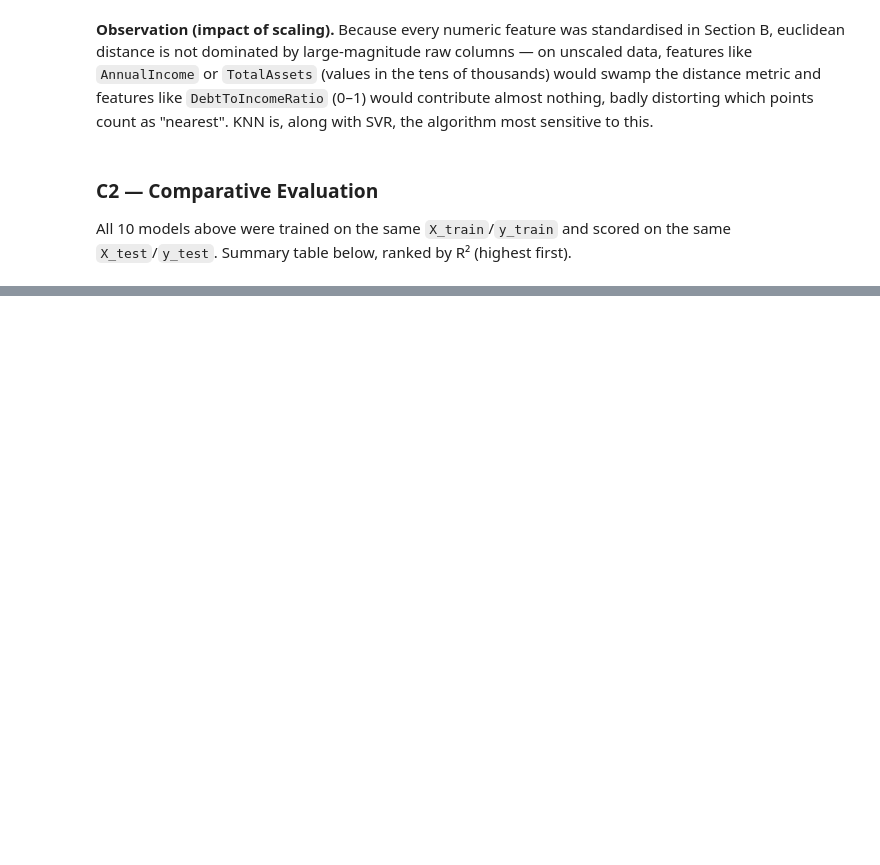
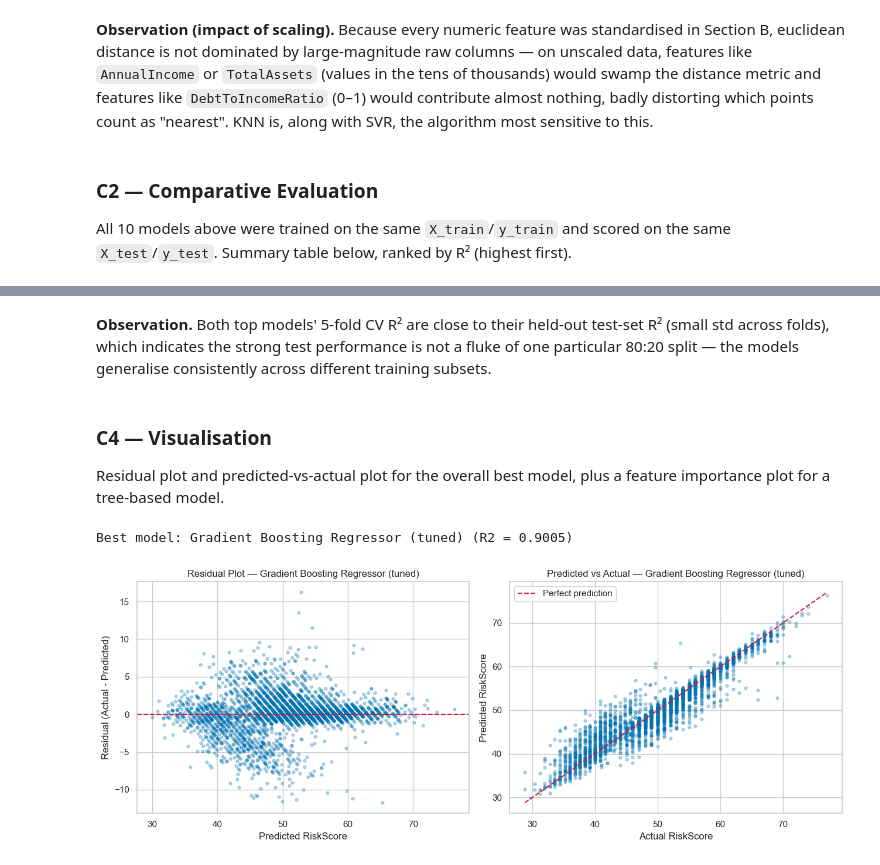
Before and after one commit to Isvarr/capstone_ml, a Jupyter notebook: credit_risk_regression.ipynb, the cells around one changed output, grey strips where cells are left out. Drawn from its saved outputs; the diff is of its cells as text; code cells hidden in the pictures; blank space fills up the shorter version.

```diff
--- a/credit_risk_regression.ipynb
+++ b/credit_risk_regression.ipynb
@@ -772,0 +951,18 @@ All 10 models above were trained on the same `X_train`/`y_train` and scored on t
+# %%
+final_results = {r["Model"].split(" (")[0] if "Polynomial" not in r["Model"] else r["Model"]: r for r in baseline_results}
+# Fold in the polynomial entry under its own key, and overwrite every tuned model's baseline row
+final_results = {}
+for r in baseline_results:
+    key = r["Model"]
+    for base_name in tuned_results:
+        if key.startswith(base_name):
+            key = base_name
+    final_results[key] = r
+for name, r in tuned_results.items():
+    final_results[name] = r
+
+final_df = pd.DataFrame(final_results.values()).sort_values("R2", ascending=False).reset_index(drop=True)
+final_df.index += 1
+final_df.style.format({"R2": "{:.4f}", "RMSE": "{:.3f}", "MAE": "{:.3f}"}).background_gradient(
+    subset=["R2"], cmap="Greens"
+)
@@ -772,0 +1013,36 @@ All 10 models above were trained on the same `X_train`/`y_train` and scored on t
+# %% [markdown]
+**Observation.** Both top models' 5-fold CV R² are close to their held-out test-set R² (small std across folds), which indicates the strong test performance is not a fluke of one particular 80:20 split — the models generalise consistently across different training subsets.
+# %% [markdown]
+### C4 — Visualisation
+
+Residual plot and predicted-vs-actual plot for the overall best model, plus a feature importance plot for a tree-based model.
+# %%
+best_model_name = final_df.iloc[0]["Model"]
+best_model = fitted_models[best_model_name.replace(" (tuned)", "")]
+print(f"Best model: {best_model_name} (R2 = {final_df.iloc[0]['R2']:.4f})")
+
+best_pred = best_model.predict(X_test)
+residuals = y_test - best_pred
+# %% [output]
+Best model: Gradient Boosting Regressor (tuned) (R2 = 0.9005)
+# %%
+fig, axes = plt.subplots(1, 2, figsize=(13, 5))
+
+axes[0].scatter(best_pred, residuals, alpha=0.3, s=12)
+axes[0].axhline(0, color="crimson", linestyle="--", linewidth=1.5)
+axes[0].set_title(f"Residual Plot — {best_model_name}")
+axes[0].set_xlabel("Predicted RiskScore")
+axes[0].set_ylabel("Residual (Actual - Predicted)")
+
+axes[1].scatter(y_test, best_pred, alpha=0.3, s=12)
+lims = [min(y_test.min(), best_pred.min()), max(y_test.max(), best_pred.max())]
+axes[1].plot(lims, lims, color="crimson", linestyle="--", linewidth=1.5, label="Perfect prediction")
+axes[1].set_title(f"Predicted vs Actual — {best_model_name}")
+axes[1].set_xlabel("Actual RiskScore")
+axes[1].set_ylabel("Predicted RiskScore")
+axes[1].legend()
+
+plt.tight_layout()
+plt.show()
+# %% [output]
+[figure, added]
```
Also changed, not shown: parts of 25 cells of this notebook.
